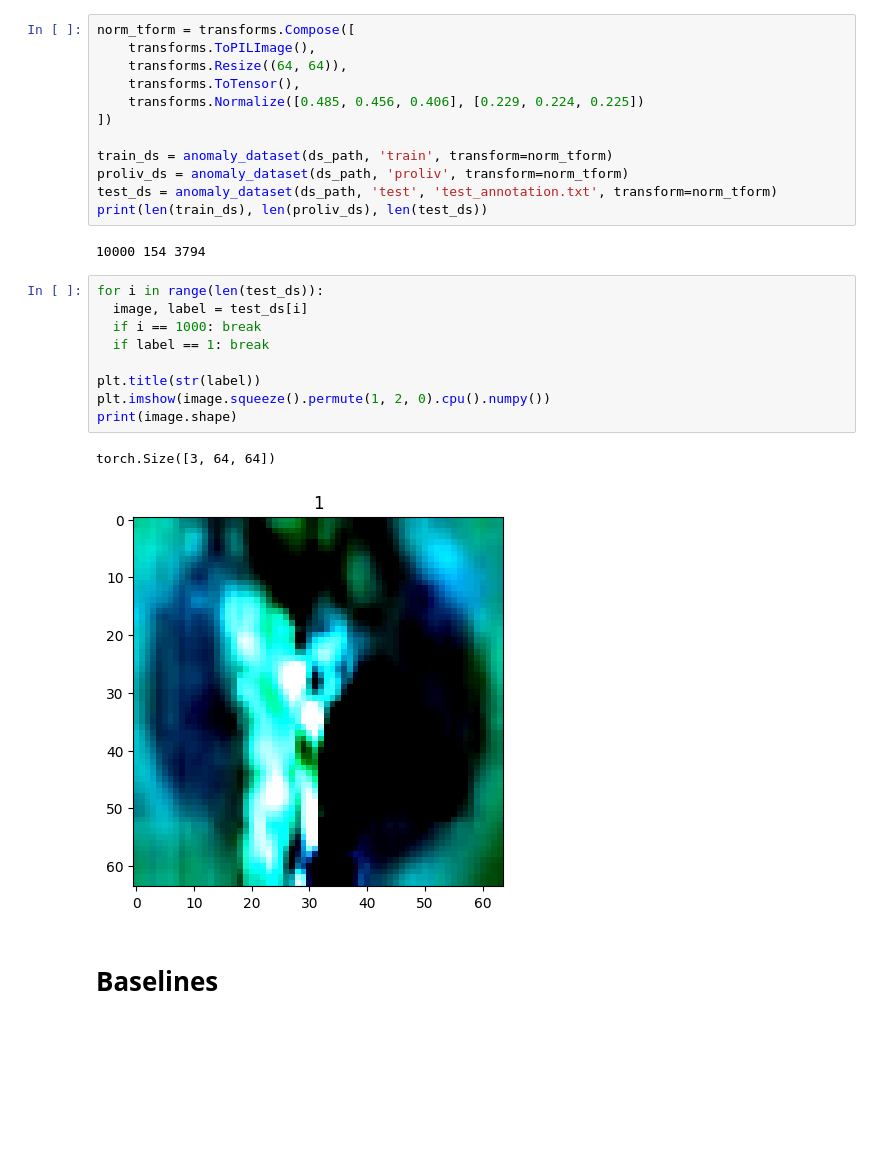
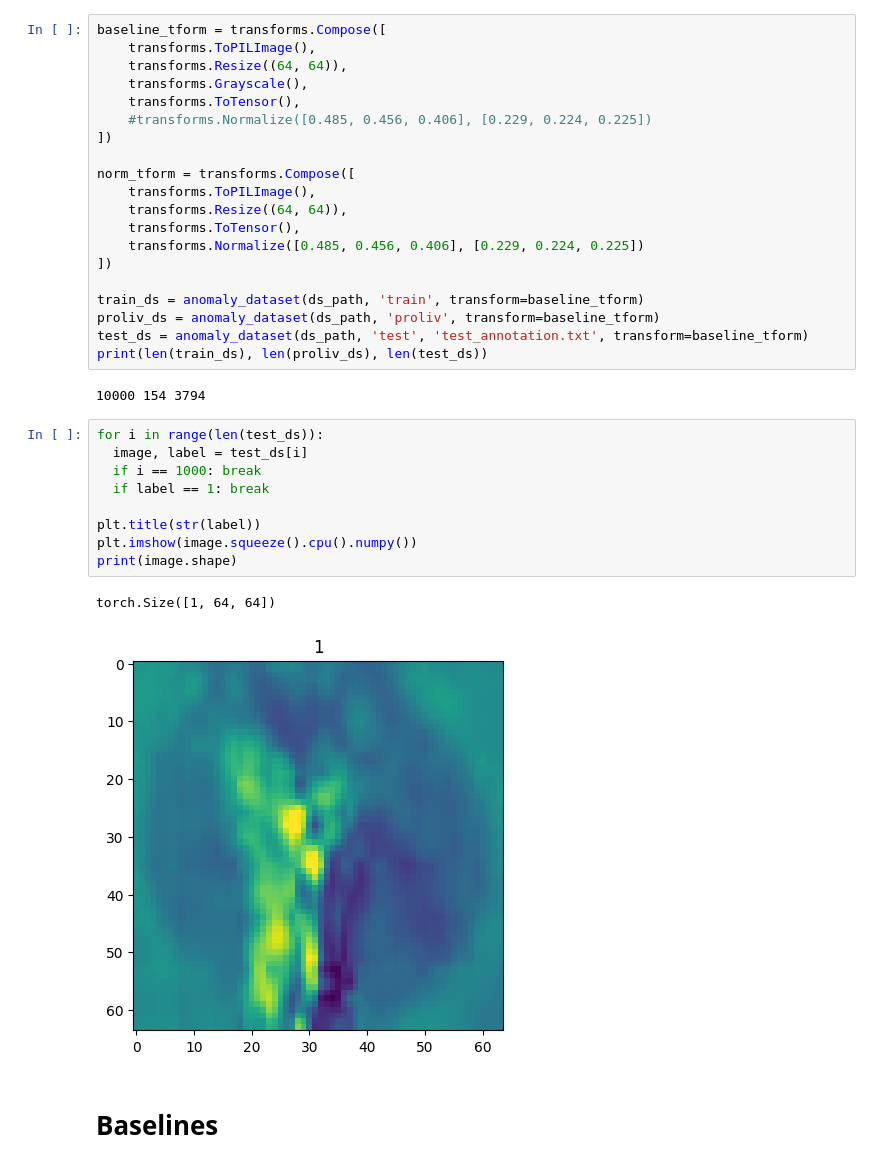
Before and after one commit to InfinitasFish/image_proc_gen, a Jupyter notebook: notebook0caa656df8.ipynb, the cells around one changed output. Cells and saved outputs as stored; diff of their text form; blank space fills up the shorter version.

```diff
--- a/notebook0caa656df8.ipynb
+++ b/notebook0caa656df8.ipynb
@@ -83,6 +85,14 @@ class anomaly_dataset(Dataset):
       image_t = transforms.functional.adjust_contrast(image_t, contrast_factor=1.5)
       return image_t
 # %%
+baseline_tform = transforms.Compose([
+    transforms.ToPILImage(),
+    transforms.Resize((64, 64)),
+    transforms.Grayscale(),
+    transforms.ToTensor(),
+    #transforms.Normalize([0.485, 0.456, 0.406], [0.229, 0.224, 0.225])
+])
+
 norm_tform = transforms.Compose([
     transforms.ToPILImage(),
     transforms.Resize((64, 64)),
@@ -90,24 +100,24 @@ norm_tform = transforms.Compose([
     transforms.Normalize([0.485, 0.456, 0.406], [0.229, 0.224, 0.225])
 ])
 
-train_ds = anomaly_dataset(ds_path, 'train', transform=norm_tform)
-proliv_ds = anomaly_dataset(ds_path, 'proliv', transform=norm_tform)
-test_ds = anomaly_dataset(ds_path, 'test', 'test_annotation.txt', transform=norm_tform)
+train_ds = anomaly_dataset(ds_path, 'train', transform=baseline_tform)
+proliv_ds = anomaly_dataset(ds_path, 'proliv', transform=baseline_tform)
+test_ds = anomaly_dataset(ds_path, 'test', 'test_annotation.txt', transform=baseline_tform)
 print(len(train_ds), len(proliv_ds), len(test_ds))
 # %% [output]
 10000 154 3794
 # %%
 for i in range(len(test_ds)):
   image, label = test_ds[i]
   if i == 1000: break
   if label == 1: break
 
 plt.title(str(label))
-plt.imshow(image.squeeze().permute(1, 2, 0).cpu().numpy())
+plt.imshow(image.squeeze().cpu().numpy())
 print(image.shape)
 # %% [output]
-torch.Size([3, 64, 64])
+torch.Size([1, 64, 64])
-[figure, old version]
+[figure, new version]
 # %% [markdown]
 # Baselines
 # %%
```
Also changed, not shown: parts of 13 cells of this notebook.
